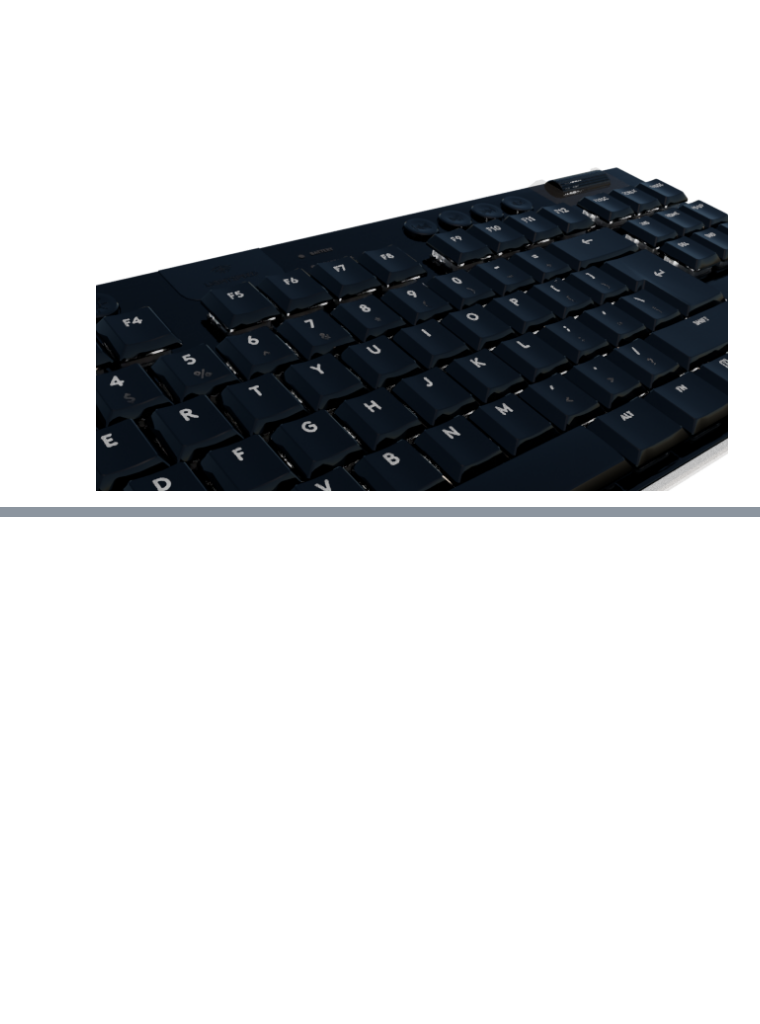
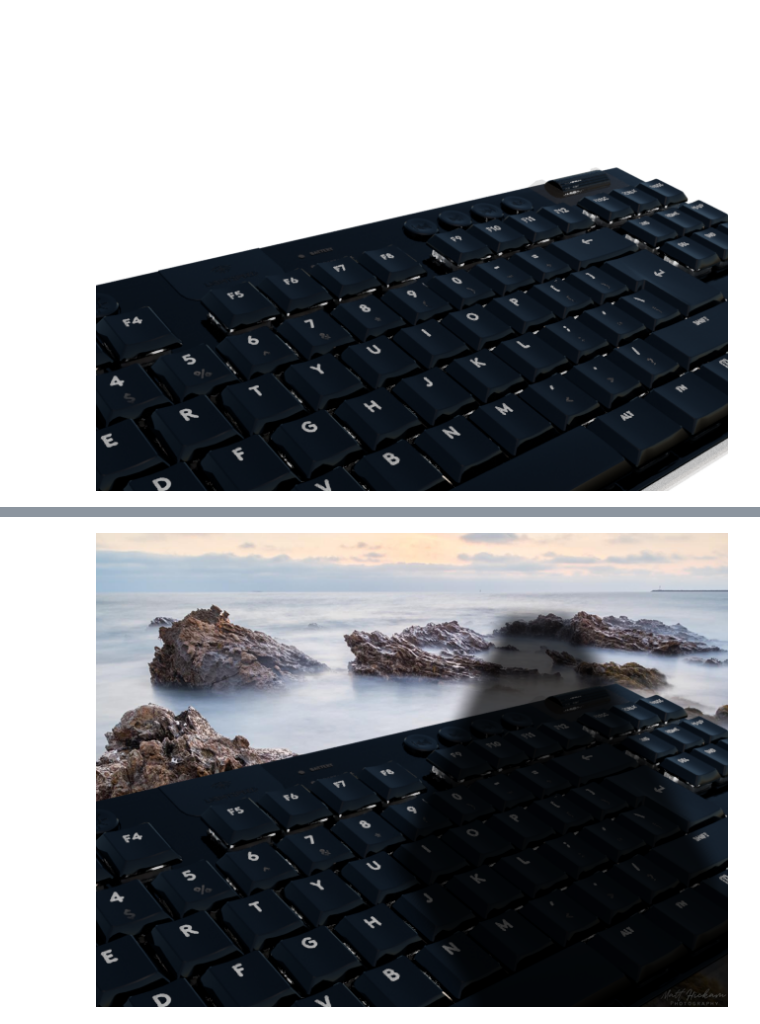
Before and after one commit to umrover/keyboard-detection, a Jupyter notebook: data-augmentation.ipynb, the cells around one changed output, grey strips where cells are left out. Cells and saved outputs as stored; diff of their text form; code cells hidden in the pictures; blank space fills up the shorter version.

```diff
--- a/data-augmentation.ipynb
+++ b/data-augmentation.ipynb
@@ -27,3 +40,16 @@ background
+# %%
+if random.random() > 0.5:
+    exp = max(0.4, random.gauss(2.5, 1))
+else:
+    exp = max(0.4, random.gauss(0.5, 0.5))
+exp = 0.3
+
+bright_img = np.array(ImageEnhance.Brightness(background).enhance(exp))
+img = alpha_mask * bright_img + (1 - alpha_mask) * background
+
+Image.fromarray(img.astype("uint8"))
+# %% [output]
+[figure, added]
 # %%
 output = background.convert("RGBA")
 overlay_funcs = (add_hard_overlay, add_soft_shadow)
```
Also changed, not shown: parts of 8 cells of this notebook, 10 other files.
